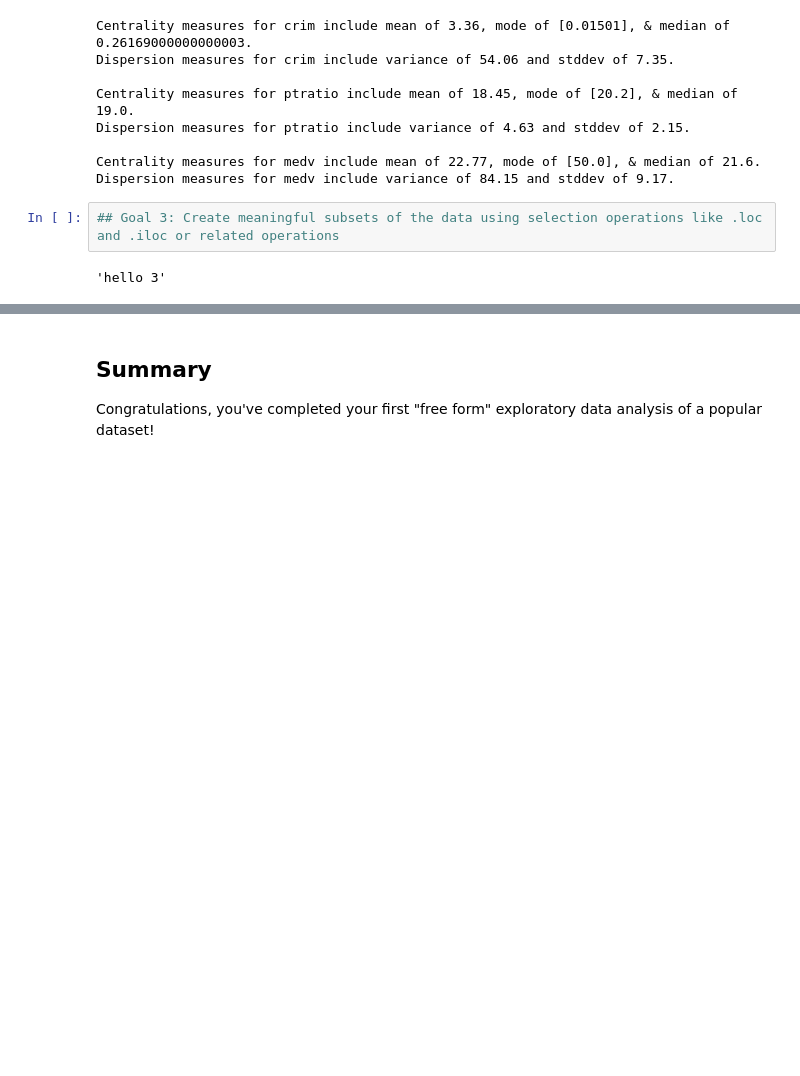
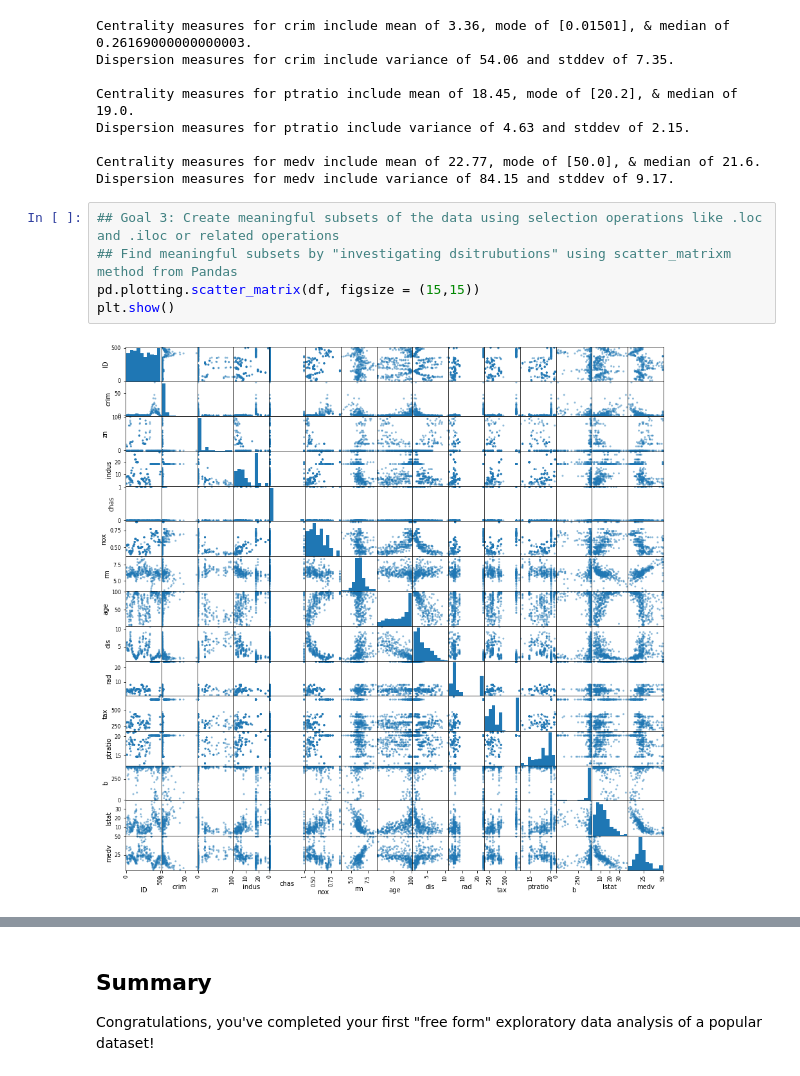
Before and after one commit to scottlou/dsc-project-eda-with-pandas-onl01-dtsc-pt-030220, a Jupyter notebook: index.ipynb, the cells around one changed output, grey strips where cells are left out. Cells and saved outputs as stored; diff of their text form; blank space fills up the shorter version.

Commit message:
Not my Best, but completed EDA Pandas Lab

```diff
--- a/index.ipynb
+++ b/index.ipynb
@@ -200,5 +205,8 @@ Centrality measures for medv include mean of 22.77, mode of [50.0], & median of
 Dispersion measures for medv include variance of 84.15 and stddev of 9.17.
 # %%
 ## Goal 3: Create meaningful subsets of the data using selection operations like .loc and .iloc or related operations
+## Find meaningful subsets by "investigating dsitrubutions" using scatter_matrixm method from Pandas
+pd.plotting.scatter_matrix(df, figsize = (15,15))
+plt.show()
 # %% [output]
-'hello 3'
+[figure, added]
```
Also changed, not shown: parts of 8 cells of this notebook.
